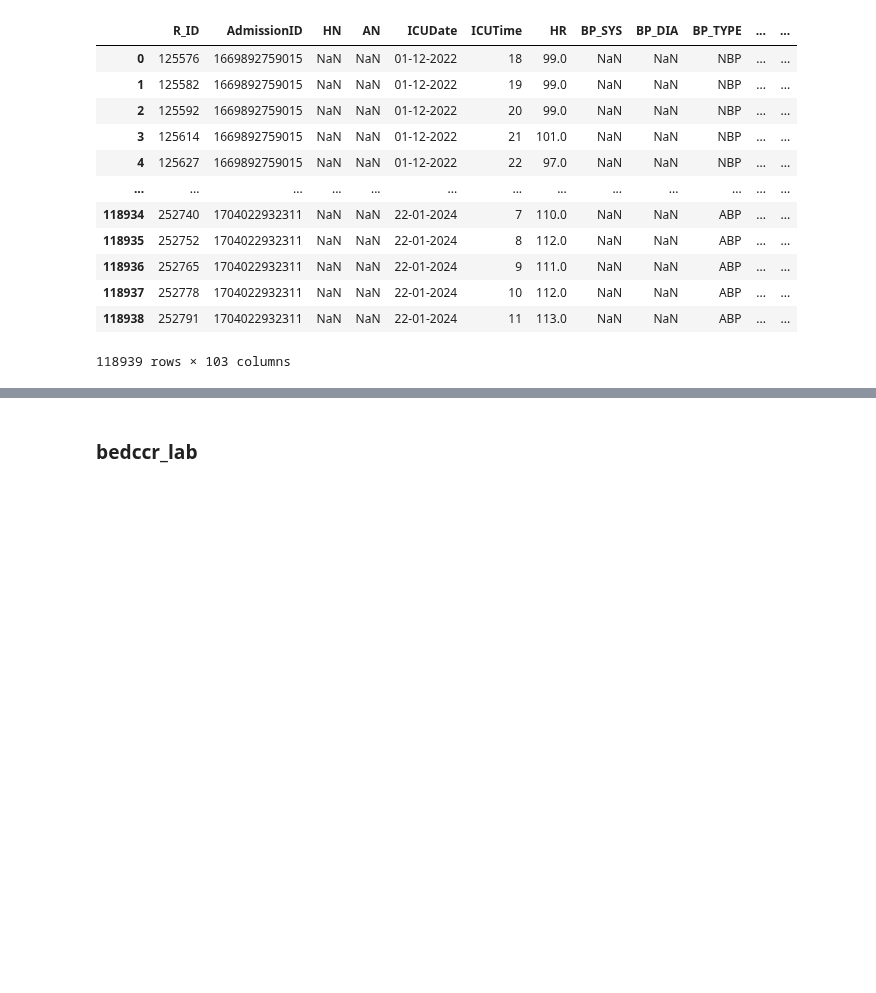
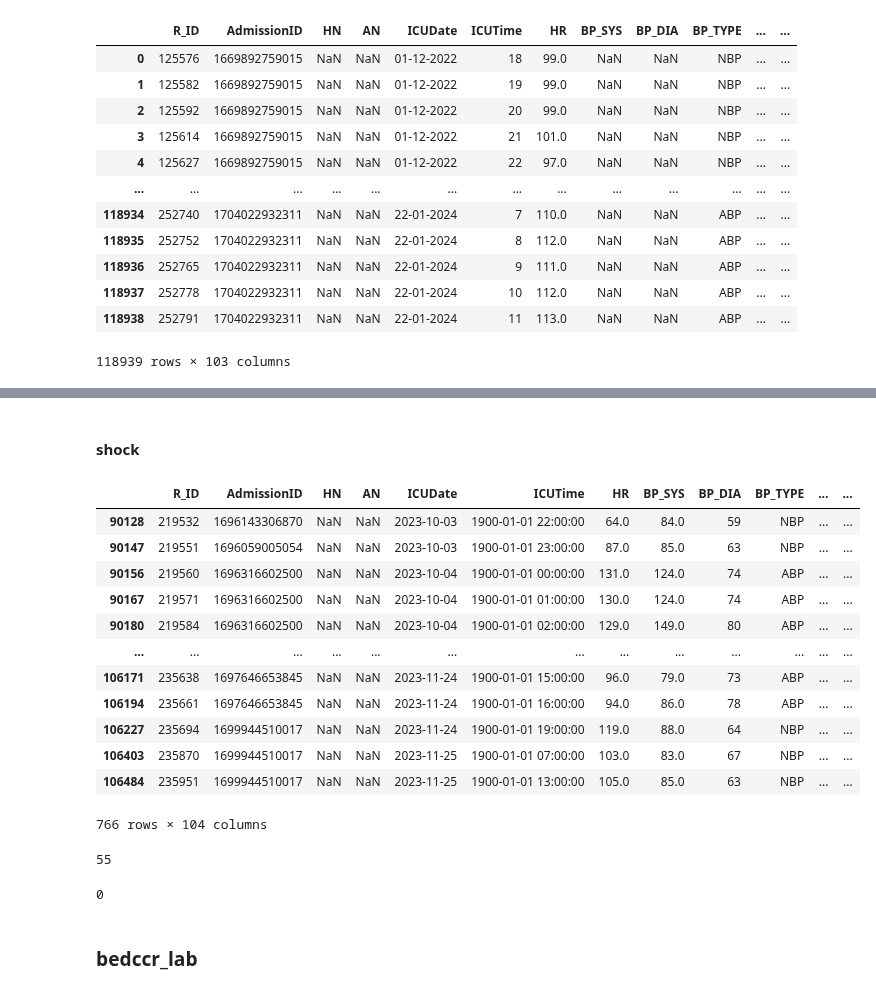
Before and after one commit to Tonry12/Data_joyx2, a Jupyter notebook: mergeSmart_ICU_tonnaw.ipynb, the cells around one changed output, grey strips where cells are left out. Cells and saved outputs as stored; diff of their text form; code cells hidden in the pictures; blank space fills up the shorter version.

```diff
--- a/mergeSmart_ICU_tonnaw.ipynb
+++ b/mergeSmart_ICU_tonnaw.ipynb
@@ -125,0 +202,2 @@ bedccr
+# %%
+data = bedccr.copy()
@@ -126,3 +220,36 @@ bedccr
+# %%
+data.MAP = pd.to_numeric(data.MAP, errors='coerce')
+data.BP_SYS = pd.to_numeric(data.BP_SYS, errors='coerce')
+# %%
+data.MAP = data.MAP.astype('float64')
+data.BP_SYS = data.BP_SYS.astype('float64')
+# %% [markdown]
+#### shock
+# %%
+shock = data[(data['MAP']<65)|(data['BP_SYS']<90)]
+shock
+# %% [output]
+|  | R_ID | AdmissionID | HN | AN | ICUDate | ICUTime | HR | BP_SYS | BP_DIA | BP_TYPE | ... | ... |
+| 90128 | 219532 | 1696143306870 | NaN | NaN | 2023-10-03 | 1900-01-01 22:00:00 | 64.0 | 84.0 | 59 | NBP | ... | ... |
+| 90147 | 219551 | 1696059005054 | NaN | NaN | 2023-10-03 | 1900-01-01 23:00:00 | 87.0 | 85.0 | 63 | NBP | ... | ... |
+| 90156 | 219560 | 1696316602500 | NaN | NaN | 2023-10-04 | 1900-01-01 00:00:00 | 131.0 | 124.0 | 74 | ABP | ... | ... |
+| 90167 | 219571 | 1696316602500 | NaN | NaN | 2023-10-04 | 1900-01-01 01:00:00 | 130.0 | 124.0 | 74 | ABP | ... | ... |
+| 90180 | 219584 | 1696316602500 | NaN | NaN | 2023-10-04 | 1900-01-01 02:00:00 | 129.0 | 149.0 | 80 | ABP | ... | ... |
+| ... | ... | ... | ... | ... | ... | ... | ... | ... | ... | ... | ... | ... |
+| 106171 | 235638 | 1697646653845 | NaN | NaN | 2023-11-24 | 1900-01-01 15:00:00 | 96.0 | 79.0 | 73 | ABP | ... | ... |
+| 106194 | 235661 | 1697646653845 | NaN | NaN | 2023-11-24 | 1900-01-01 16:00:00 | 94.0 | 86.0 | 78 | ABP | ... | ... |
+| 106227 | 235694 | 1699944510017 | NaN | NaN | 2023-11-24 | 1900-01-01 19:00:00 | 119.0 | 88.0 | 64 | NBP | ... | ... |
+| 106403 | 235870 | 1699944510017 | NaN | NaN | 2023-11-25 | 1900-01-01 07:00:00 | 103.0 | 83.0 | 67 | NBP | ... | ... |
+| 106484 | 235951 | 1699944510017 | NaN | NaN | 2023-11-25 | 1900-01-01 13:00:00 | 105.0 | 85.0 | 63 | NBP | ... | ... |
+766 rows × 104 columns
+# %%
+shock['AdmissionID'].nunique()
+# %% [output]
+55
+# %%
+shock['HN'].nunique()
+# %% [output]
+0
 # %% [markdown]
 ### bedccr_lab
 # %%
```
Also changed, not shown: parts of 25 cells of this notebook.
